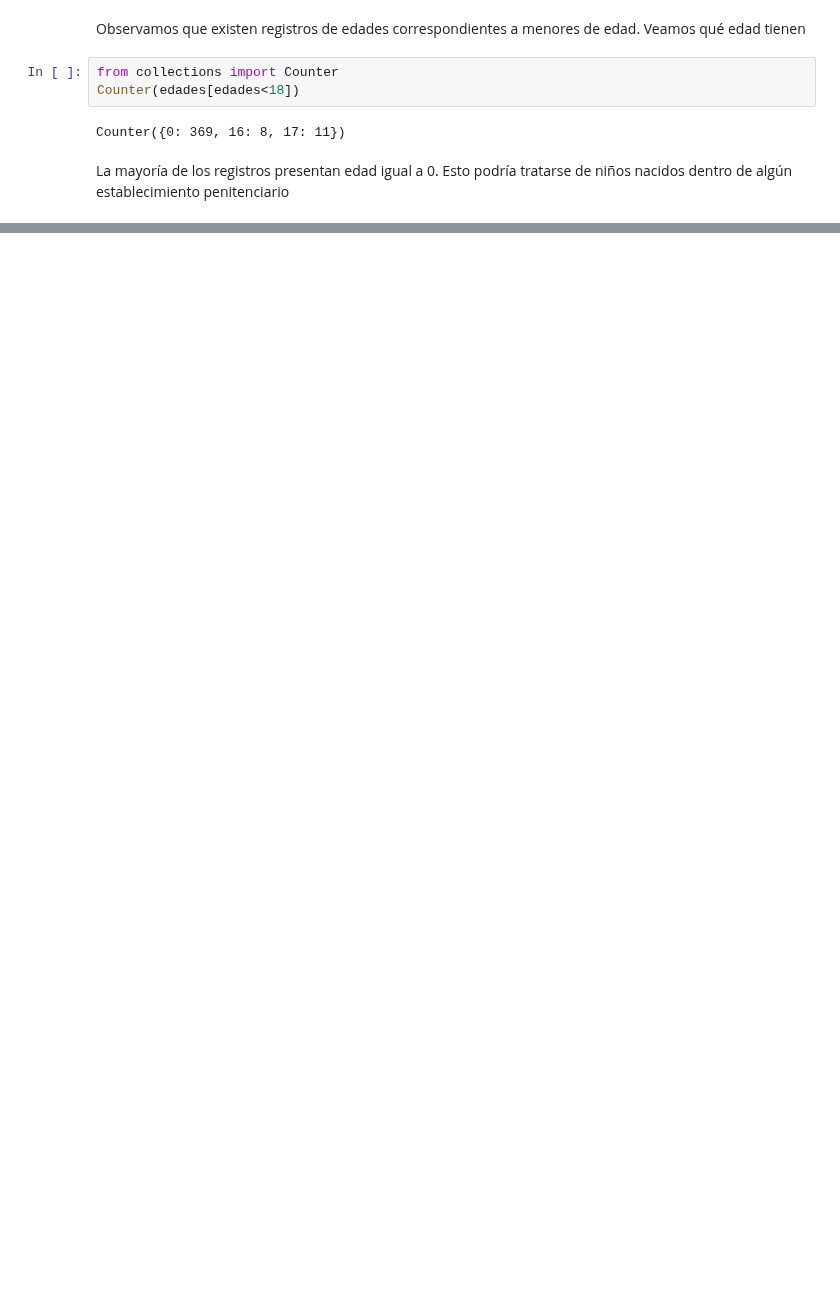
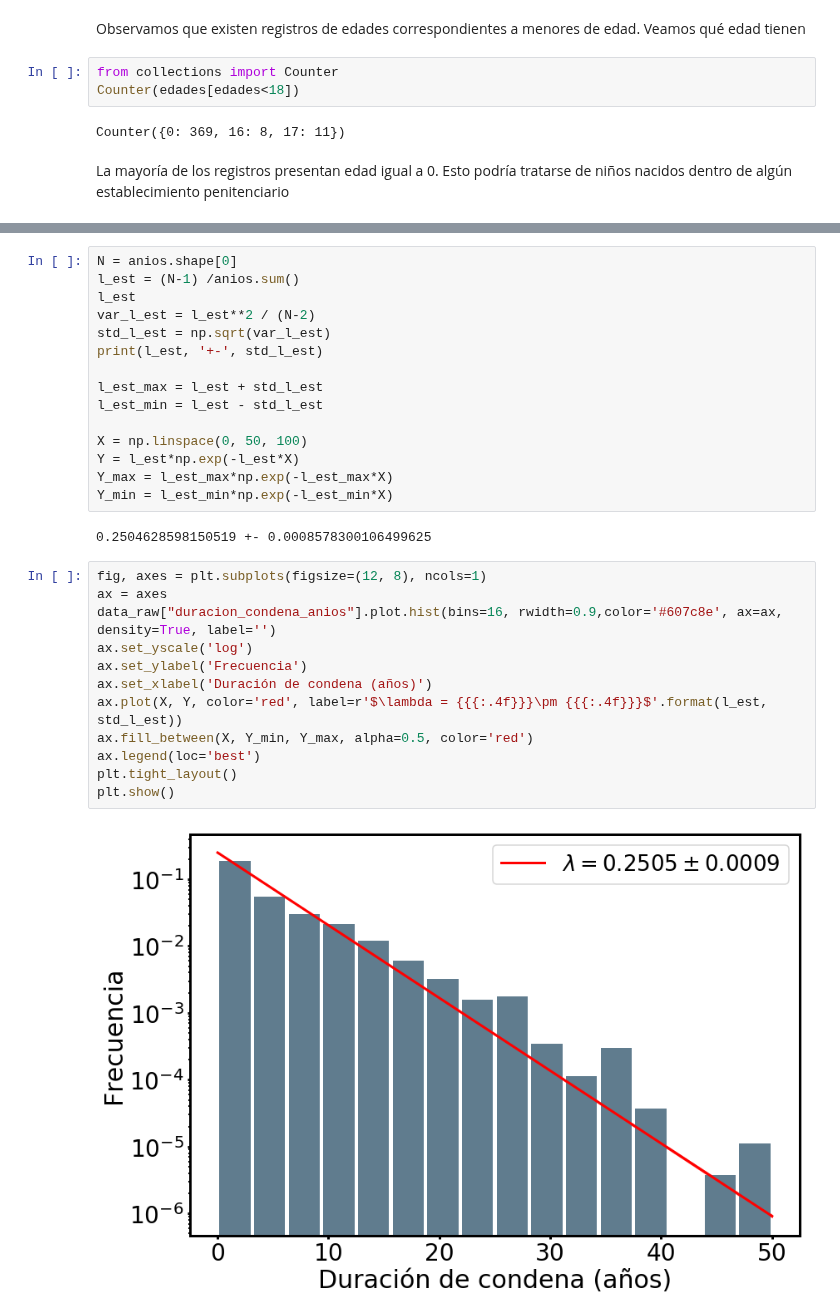
Before and after one commit to nahuelalmeira/poblacionPenal, a Jupyter notebook: VisualizacionYAnalisis/DiploDatos_PoblacionPenitenciariaArgentina_VyA.ipynb, the cells around one changed output, grey strips where cells are left out. Drawn from its saved outputs; the diff is of its cells as text; blank space fills up the shorter version.

```diff
--- a/VisualizacionYAnalisis/DiploDatos_PoblacionPenitenciariaArgentina_VyA.ipynb
+++ b/VisualizacionYAnalisis/DiploDatos_PoblacionPenitenciariaArgentina_VyA.ipynb
@@ -321,0 +405,31 @@ plt.show()
+# %%
+N = anios.shape[0]
+l_est = (N-1) /anios.sum()
+l_est
+var_l_est = l_est**2 / (N-2)
+std_l_est = np.sqrt(var_l_est)
+print(l_est, '+-', std_l_est)
+
+l_est_max = l_est + std_l_est
+l_est_min = l_est - std_l_est
+
+X = np.linspace(0, 50, 100)
+Y = l_est*np.exp(-l_est*X)
+Y_max = l_est_max*np.exp(-l_est_max*X)
+Y_min = l_est_min*np.exp(-l_est_min*X)
+# %% [output]
+0.2504628598150519 +- 0.0008578300106499625
+# %%
+fig, axes = plt.subplots(figsize=(12, 8), ncols=1)
+ax = axes
+data_raw["duracion_condena_anios"].plot.hist(bins=16, rwidth=0.9,color='#607c8e', ax=ax, density=True, label='')
+ax.set_yscale('log')
+ax.set_ylabel('Frecuencia')
+ax.set_xlabel('Duración de condena (años)')
+ax.plot(X, Y, color='red', label=r'$\lambda = {{{:.4f}}}\pm {{{:.4f}}}$'.format(l_est, std_l_est))
+ax.fill_between(X, Y_min, Y_max, alpha=0.5, color='red')
+ax.legend(loc='best')
+plt.tight_layout()
+plt.show()
+# %% [output]
+[figure, added]
```
Also changed, not shown: parts of 17 cells of this notebook, 1 other file.
